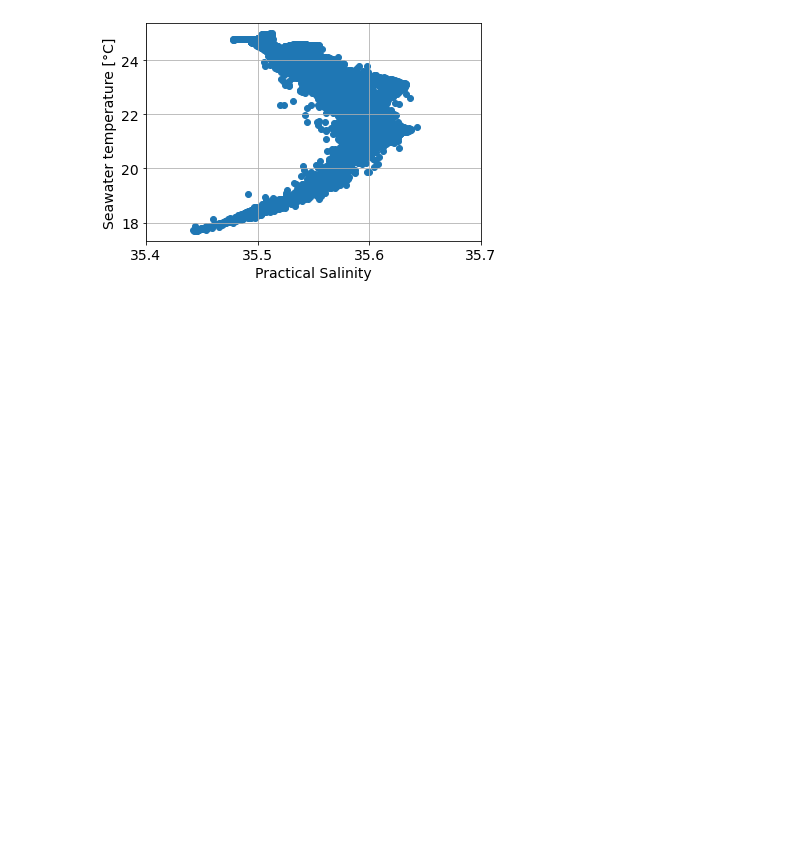
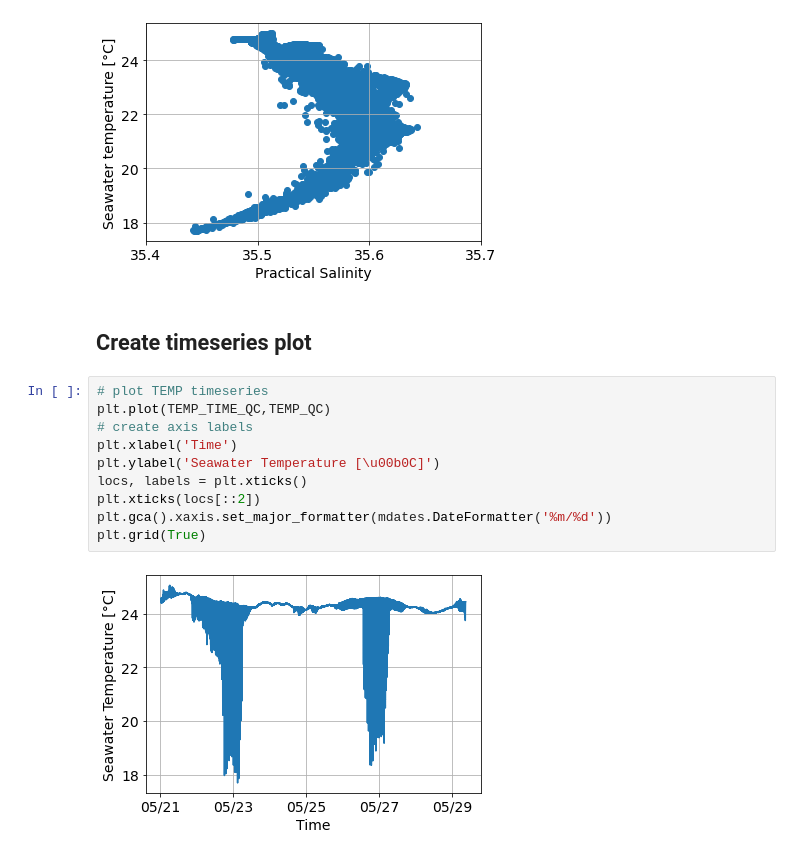
Before and after one commit to oceanhackweek/ohw22-proj-plot_this_and_that, a Jupyter notebook: notebooks/Gliderplot.ipynb, the cells around one changed output. Cells and saved outputs as stored; diff of their text form; blank space fills up the shorter version.

```diff
--- a/notebooks/Gliderplot.ipynb
+++ b/notebooks/Gliderplot.ipynb
@@ -201,3 +201,17 @@ plt.xticks(locs[::2])
 plt.grid()
 # %% [output]
 [figure]
+# %% [markdown]
+## Create timeseries plot
+# %%
+# plot TEMP timeseries
+plt.plot(TEMP_TIME_QC,TEMP_QC)
+# create axis labels
+plt.xlabel('Time')
+plt.ylabel('Seawater Temperature [\u00b0C]')
+locs, labels = plt.xticks()
+plt.xticks(locs[::2])
+plt.gca().xaxis.set_major_formatter(mdates.DateFormatter('%m/%d'))
+plt.grid(True)
+# %% [output]
+[figure, added]
```
Also changed, not shown: parts of 4 cells of this notebook.
